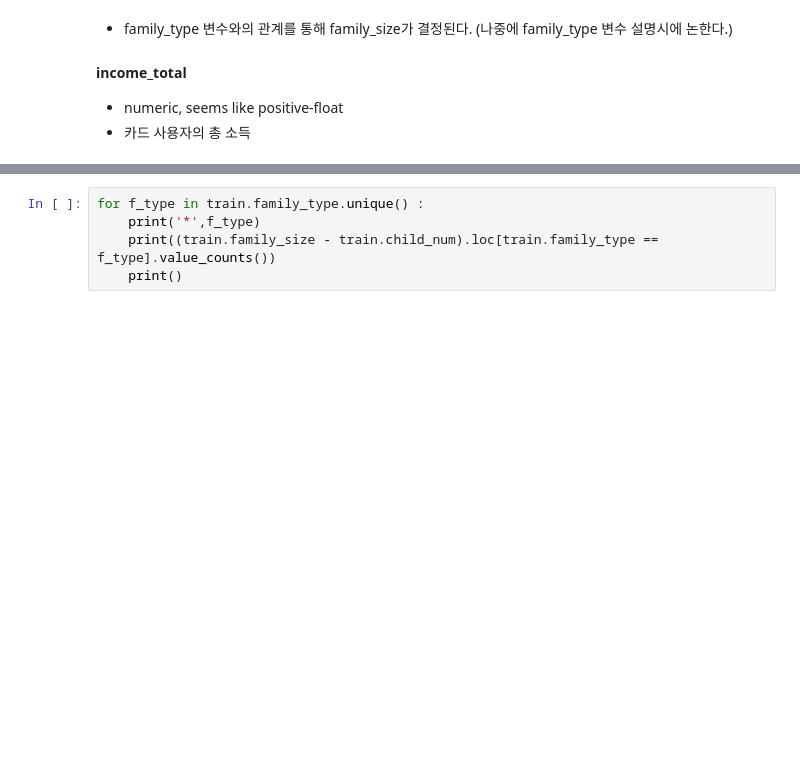
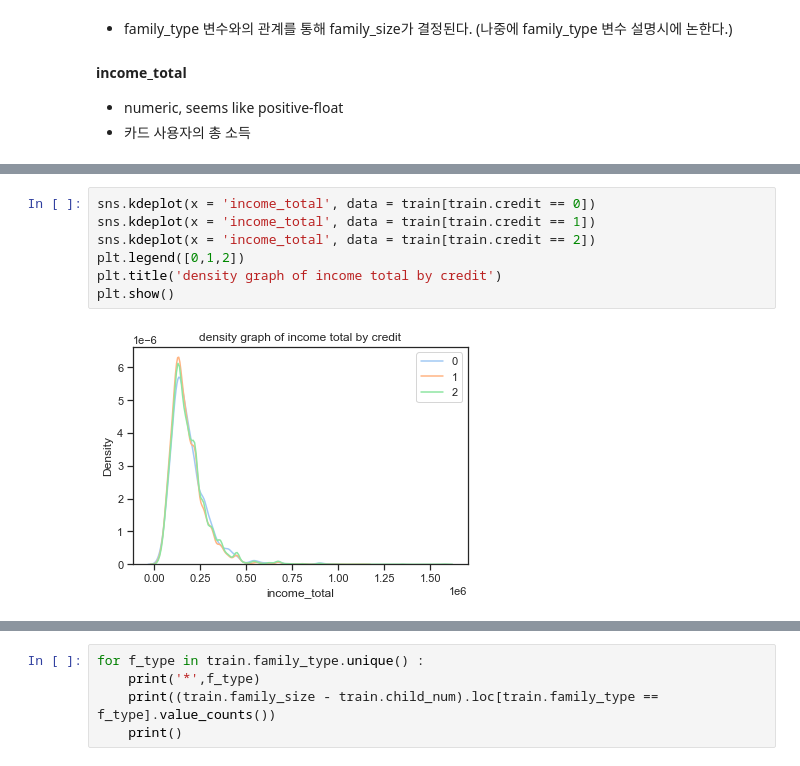
Before and after one commit to Gangtaro/data_science_repository, a Jupyter notebook: COMPETETION_LOG/DACON_210405_credit/dacon_credit_project.ipynb, the cells around one changed output, grey strips where cells are left out. Drawn from its saved outputs; the diff is of its cells as text; blank space fills up the shorter version.

```diff
--- a/COMPETETION_LOG/DACON_210405_credit/dacon_credit_project.ipynb
+++ b/COMPETETION_LOG/DACON_210405_credit/dacon_credit_project.ipynb
@@ -256,0 +248,9 @@ memory usage: 5.9+ MB
+# %%
+sns.kdeplot(x = 'income_total', data = train[train.credit == 0])
+sns.kdeplot(x = 'income_total', data = train[train.credit == 1])
+sns.kdeplot(x = 'income_total', data = train[train.credit == 2])
+plt.legend([0,1,2])
+plt.title('density graph of income total by credit')
+plt.show()
+# %% [output]
+[figure, added]
```
Also changed, not shown: parts of 36 cells of this notebook.
